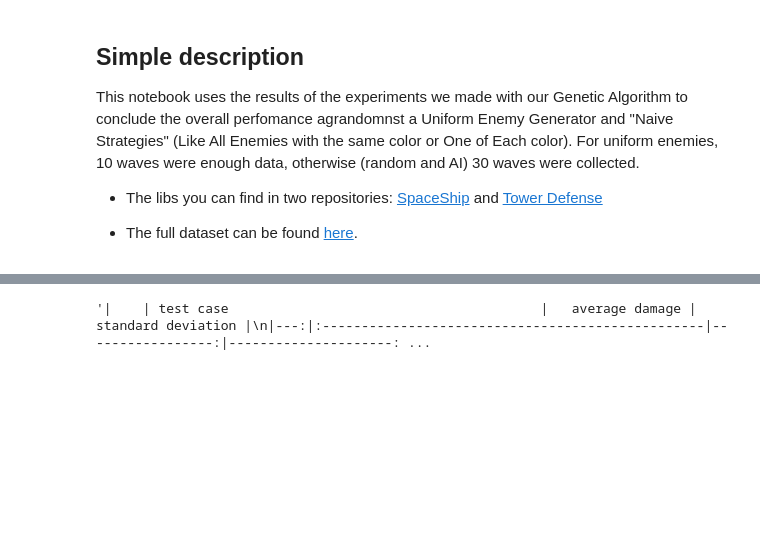
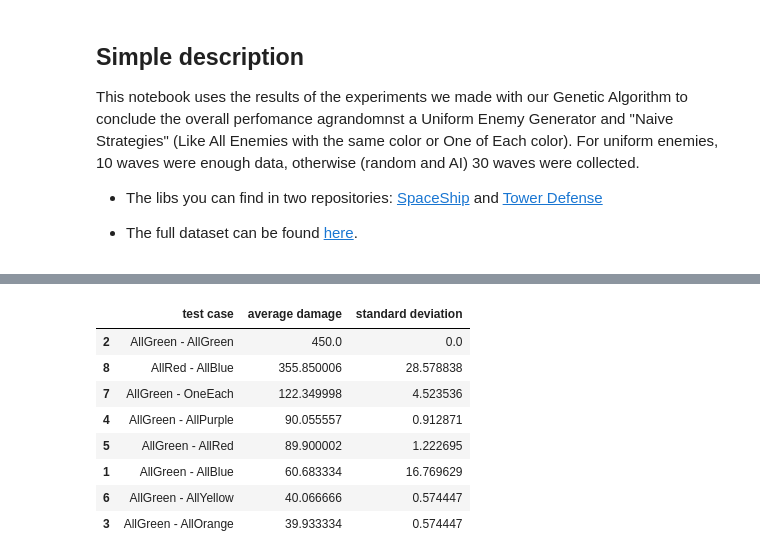
Before and after one commit to raktanaka/tcc-results, a Jupyter notebook: averages.ipynb, the cells around one changed output, grey strips where cells are left out. Drawn from its saved outputs; the diff is of its cells as text; code cells hidden in the pictures; blank space fills up the shorter version.

Commit message:
Outputting tables of uniform datasets, fixes to some datasets

```diff
--- a/averages.ipynb
+++ b/averages.ipynb
@@ -108,4 +184,12 @@ ss_df = ss_df.sort_values(by=['test case'])
 # %%
-ss_df.iloc[0:7, :].sort_values(by=['average damage'], ascending=False).to_markdown()
+display(td_df.iloc[0:8, :].sort_values(by=['average damage'], ascending=False))
 # %% [output]
-'|    | test case                                        |   average damage |   standard deviation |\n|---:|:-------------------------------------------------|-----------------:|---------------------: ...
+|  | test case | average damage | standard deviation |
+| 2 | AllGreen - AllGreen | 450.0 | 0.0 |
+| 8 | AllRed - AllBlue | 355.850006 | 28.578838 |
+| 7 | AllGreen - OneEach | 122.349998 | 4.523536 |
+| 4 | AllGreen - AllPurple | 90.055557 | 0.912871 |
+| 5 | AllGreen - AllRed | 89.900002 | 1.222695 |
+| 1 | AllGreen - AllBlue | 60.683334 | 16.769629 |
+| 6 | AllGreen - AllYellow | 40.066666 | 0.574447 |
+| 3 | AllGreen - AllOrange | 39.933334 | 0.574447 |
```
Also changed, not shown: parts of 3 cells of this notebook, 2 other files.
